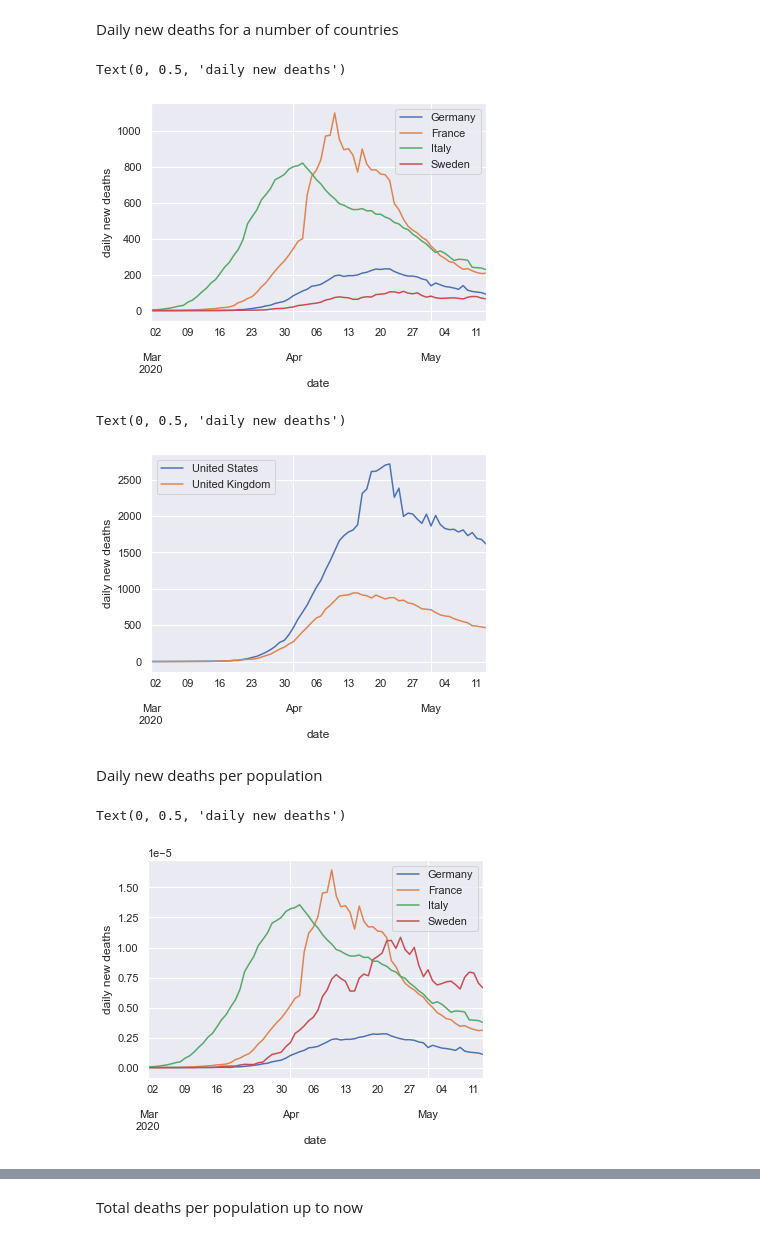
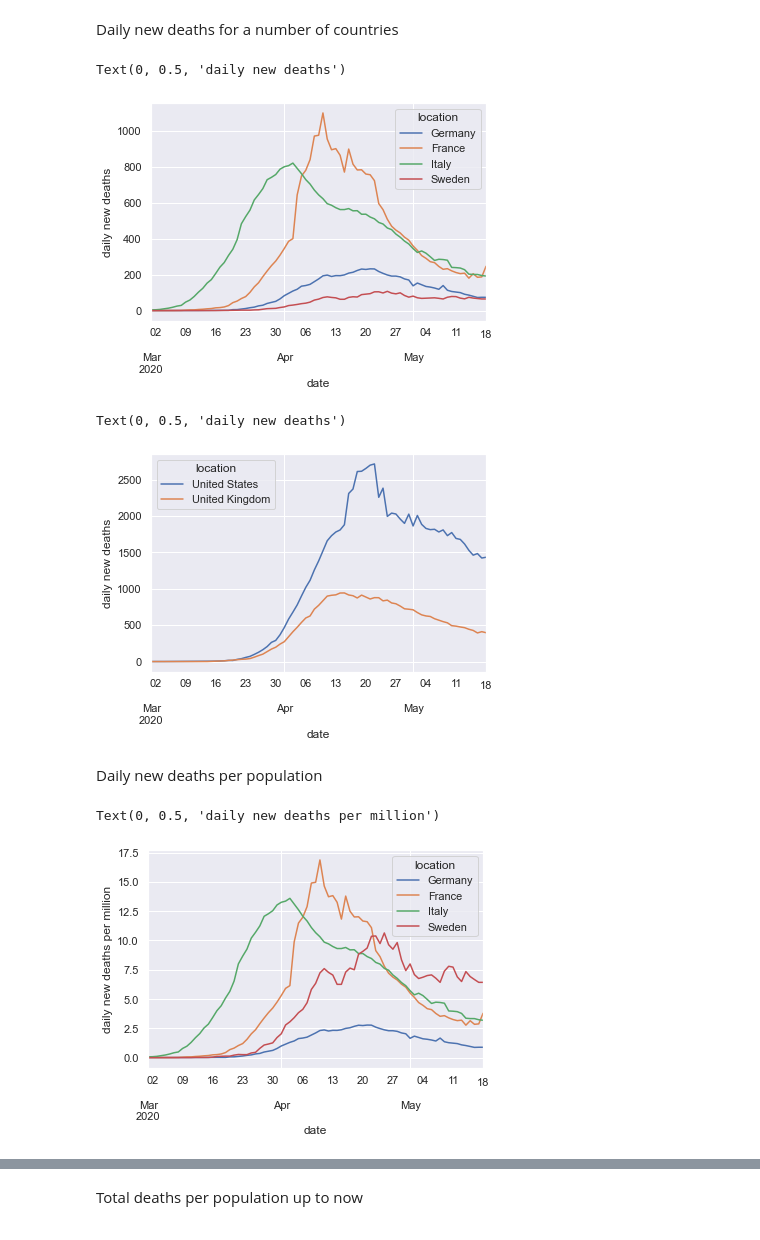
Before and after one commit to wtkranz/CoronaPlay, a Jupyter notebook: coronaplay.ipynb, the cells around one changed output, grey strips where cells are left out. Drawn from its saved outputs; the diff is of its cells as text; code cells hidden in the pictures.

Commit message:
Use the new Our World in Data dataset

```diff
--- a/coronaplay.ipynb
+++ b/coronaplay.ipynb
@@ -17,8 +13,8 @@ import urllib.request as request  # only needed explicitly for Cloudflare hack b
 # %%
 data = pandas.read_csv(
-    "https://covid.ourworldindata.org/data/ecdc/new_cases.csv",
-    index_col="date",
+    "https://covid.ourworldindata.org/data/owid-covid-data.csv",
     parse_dates=True,
+    index_col=["location", "date"],
 )
 data.fillna("")
 # %% [output]
@@ -276,35 +227,35 @@ Daily new deaths for a number of countries
 newdeaths[["Germany", "France", "Italy", "Sweden"]].rolling(
     window=7
 ).mean().plot(
-    xlim=(pandas.to_datetime("1 Mar 2020"), data.index[-1])
+    xlim=(pandas.to_datetime(("1 Mar 2020", "today")))
 ).set_ylabel(
     "daily new deaths"
 )
 # %% [output]
 Text(0, 0.5, 'daily new deaths')
-[figure, old version]
+[figure, new version]
 # %%
 newdeaths[["United States", "United Kingdom"]].rolling(
     window=7
 ).mean().plot(
-    xlim=(pandas.to_datetime("1 Mar 2020"), data.index[-1])
+    xlim=(pandas.to_datetime(("1 Mar 2020", "today")))
 ).set_ylabel(
     "daily new deaths"
 )
 # %% [output]
 Text(0, 0.5, 'daily new deaths')
-[figure, old version]
+[figure, new version]
 # %% [markdown]
 Daily new deaths per population
 # %%
-(newdeaths / population)[
+data['new_deaths_per_million'].unstack(level='location')[
     ["Germany", "France", "Italy", "Sweden"]
 ].rolling(window=7).mean().plot(
-    xlim=(pandas.to_datetime("1 Mar 2020"), data.index[-1])
+    xlim=(pandas.to_datetime(("1 Mar 2020", "today")))
 ).set_ylabel(
-    "daily new deaths"
+    "daily new deaths per million"
 )
 # %% [output]
-Text(0, 0.5, 'daily new deaths')
+Text(0, 0.5, 'daily new deaths per million')
-[figure, old version]
+[figure, new version]
 # %%
```
Also changed, not shown: parts of 46 cells of this notebook.
